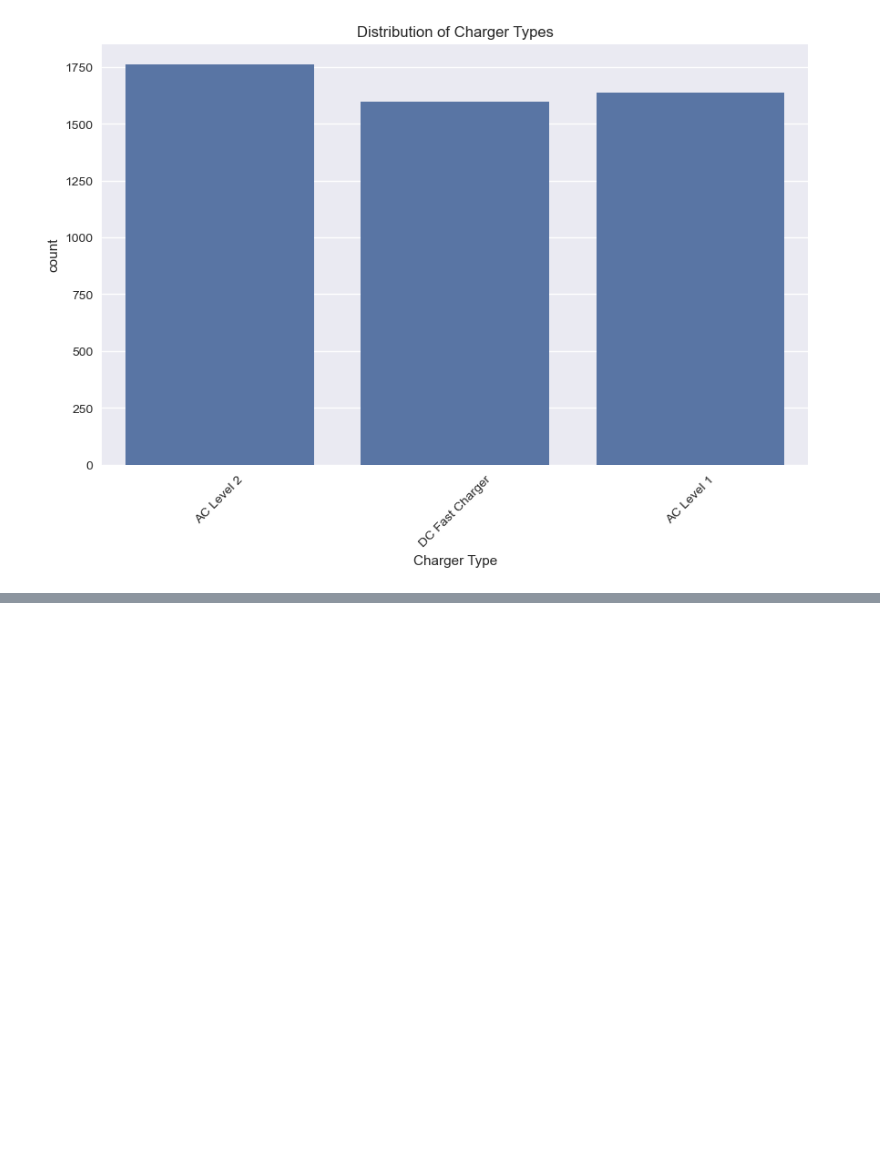
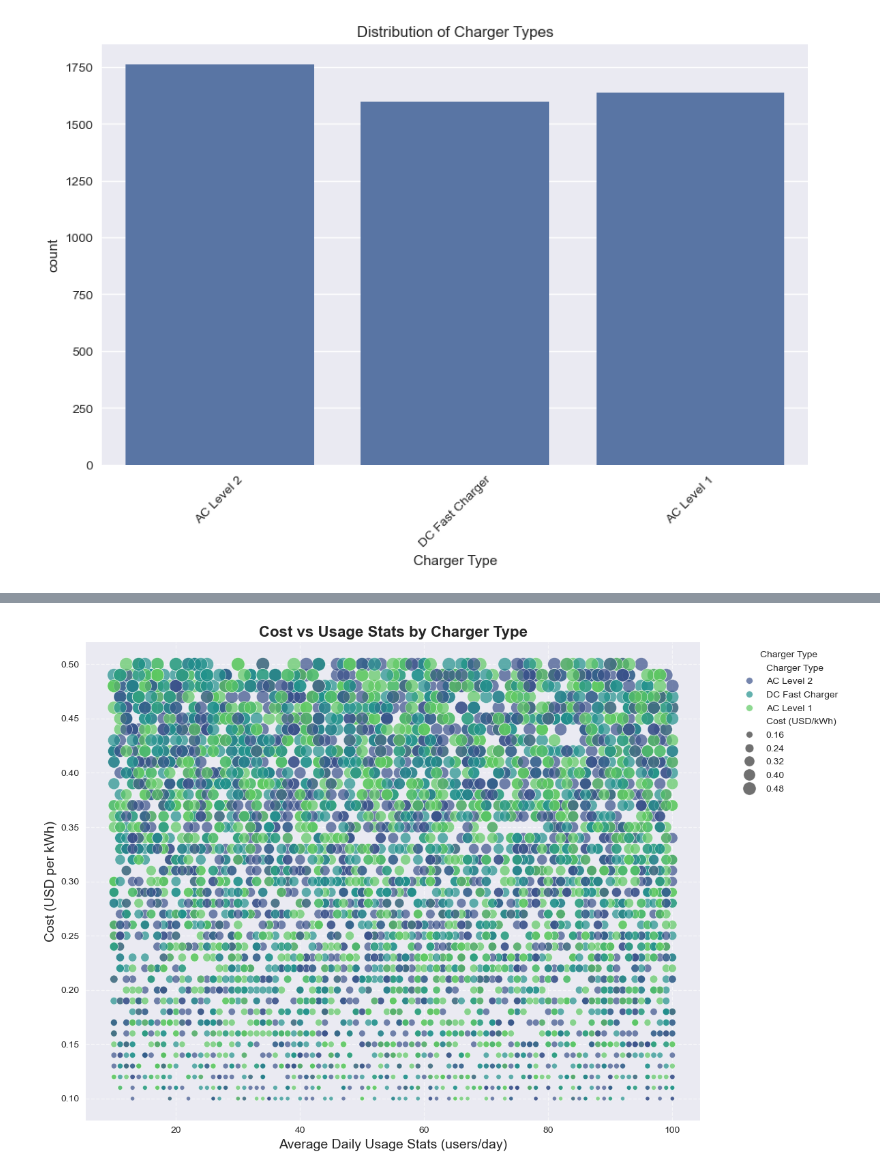
Before and after one commit to brennanlmorris/EV_infrastructure, a Jupyter notebook: EV_infrastructure.ipynb, the cells around one changed output, grey strips where cells are left out. Cells and saved outputs as stored; diff of their text form; code cells hidden in the pictures; blank space fills up the shorter version.

```diff
--- a/EV_infrastructure.ipynb
+++ b/EV_infrastructure.ipynb
@@ -111,0 +132,32 @@ plt.show()
+# %%
+# Scatter plot of cost versus usage with enhancements
+plt.figure(figsize=(12, 8))  # Larger figure size for readability
+sns.scatterplot(data=df,
+                x='Usage Stats (avg users/day)',
+                y='Cost (USD/kWh)',
+                alpha=0.7,  # Slightly less transparency for clarity
+                hue='Charger Type',
+                palette='viridis',  # Use a visually distinct color palette
+                size='Cost (USD/kWh)',  # Optional: Size points based on cost
+                sizes=(20, 200))  # Define size range for the points
+
+# Add a grid for better readability
+plt.grid(visible=True, linestyle='--', alpha=0.6)
+
+# Set title with larger font
+plt.title('Cost vs Usage Stats by Charger Type', fontsize=16, fontweight='bold')
+
+# Add axis labels with larger font
+plt.xlabel('Average Daily Usage Stats (users/day)', fontsize=14)
+plt.ylabel('Cost (USD per kWh)', fontsize=14)
+
+# Add a legend outside the plot
+plt.legend(bbox_to_anchor=(1.05, 1), loc='upper left', title='Charger Type', fontsize=10)
+
+# Tight layout to minimize white space
+plt.tight_layout()
+
+# Show the plot
+plt.show()
+# %% [output]
+[figure, added]
```
Also changed, not shown: parts of 5 cells of this notebook.
